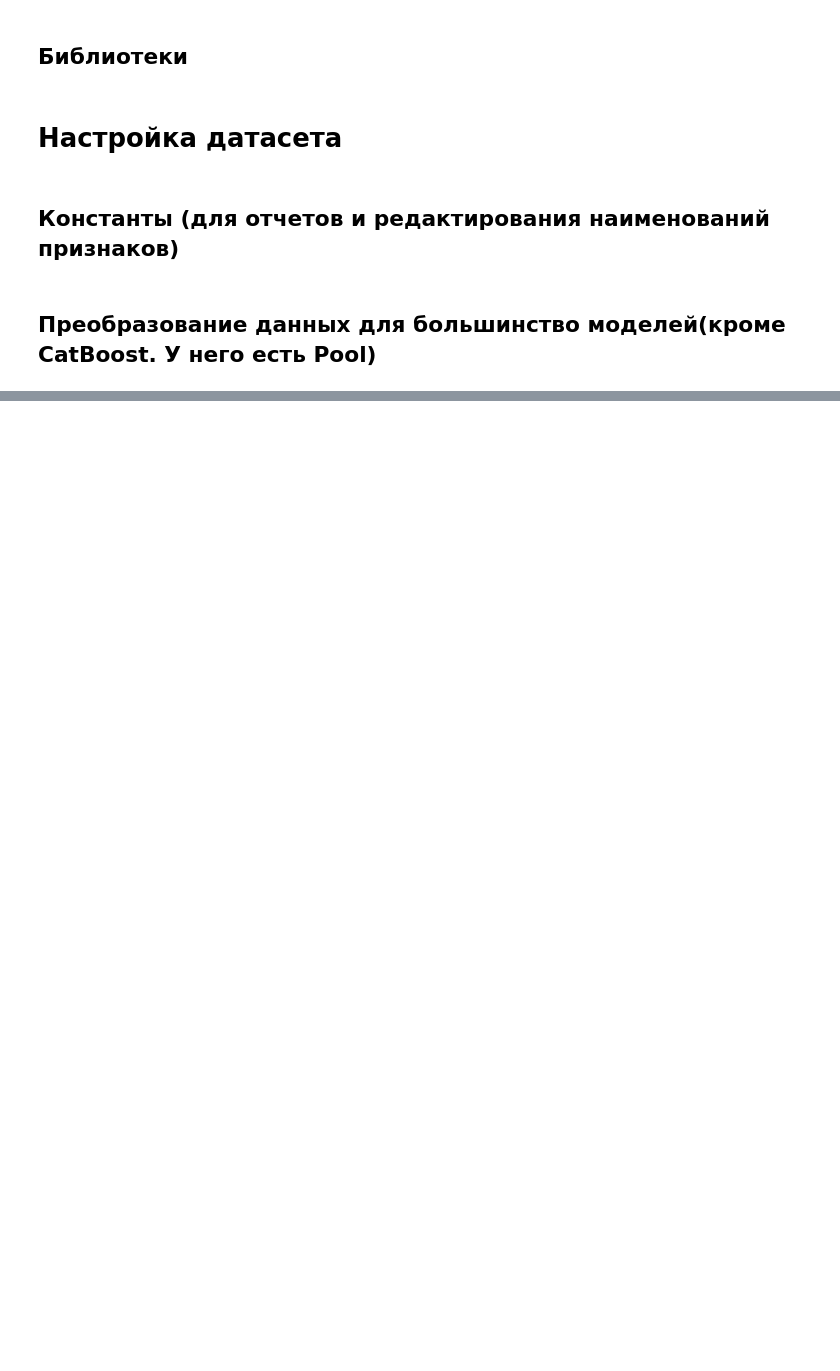
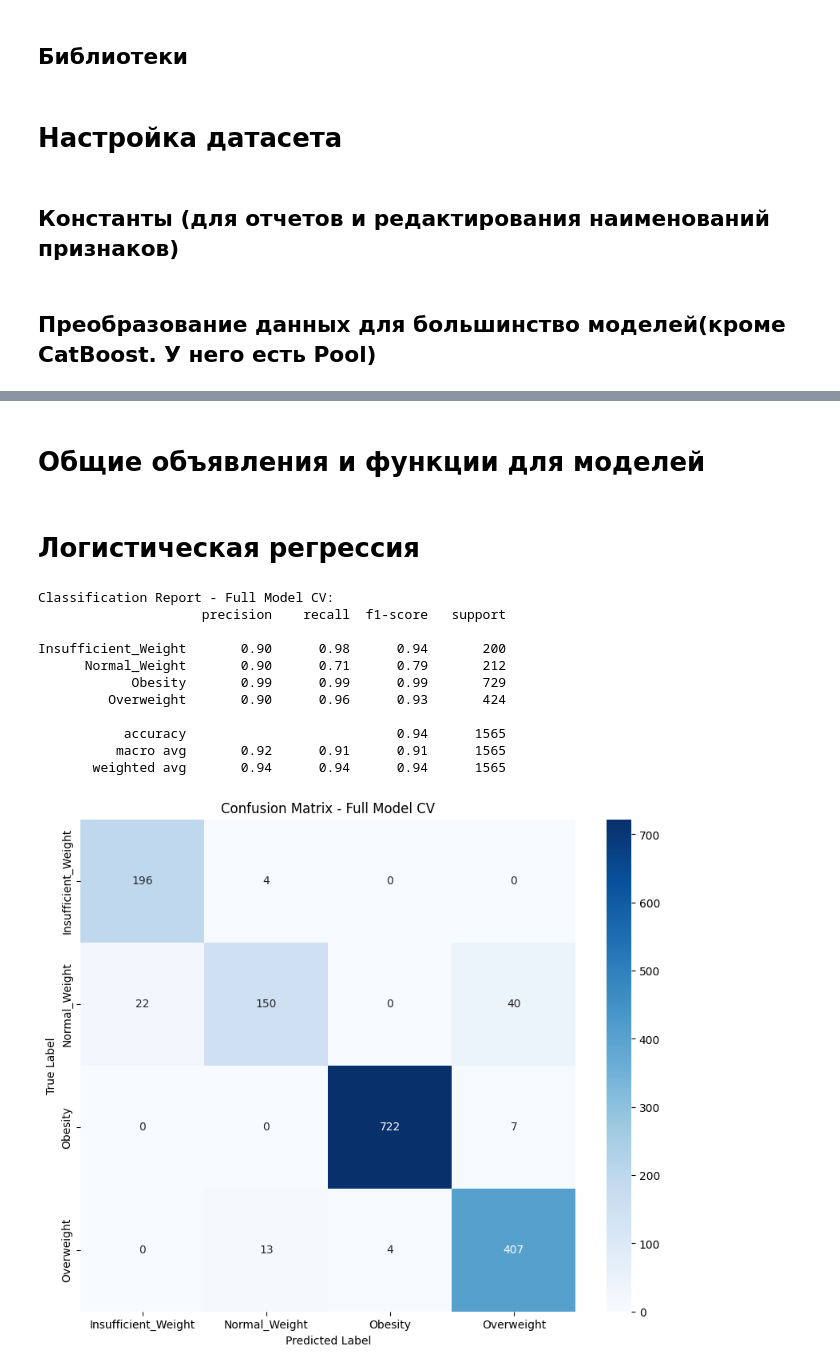
Before and after one commit to AlexTilta/Multiclass_prediction_of_obesity_risk, a Jupyter notebook: 02_ML.ipynb, the cells around one changed output, grey strips where cells are left out. Drawn from its saved outputs; the diff is of its cells as text; code cells hidden in the pictures; blank space fills up the shorter version.

```diff
--- a/02_ML.ipynb
+++ b/02_ML.ipynb
@@ -112,7 +105,7 @@ from catboost import CatBoostClassifier, Pool, cv
 # %%
 # Настройка целевых переменных
 TARGET_COLUMN = 'NObeyesdad'
-DROPPED_TARGET_COLUMN = 'NObeyesdad_norm'
+COLUMNS_TO_DROP = ['BMI']
 # %% [markdown]
 ## Преобразование данных для большинство моделей(кроме CatBoost. У него есть Pool)
 # %%
@@ -178,0 +196,60 @@ df
+# %% [markdown]
+# Общие объявления и функции для моделей
+# %%
+x = df.drop(TARGET_COLUMN, axis=1)
+y = df[TARGET_COLUMN]
+
+X_train, X_test, y_train, y_test = train_test_split(x, y, random_state=42, stratify=y)
+# %%
+def make_model(pipeline, x, y):
+    stratified_kfold = StratifiedKFold(n_splits=5, shuffle=True, random_state=42)
+
+    y_pred_cv_full = cross_val_predict(estimator=pipeline,
+                                       X=x,
+                                       y=y,
+                                       cv=stratified_kfold,
+                                       n_jobs=-1)
+
+    class_names = [str(c) for c in sorted(y.unique())]
+
+    print("Classification Report - Full Model CV:")
+    print(classification_report(y, y_pred_cv_full, target_names=class_names))
+
+    cm = confusion_matrix(y, y_pred_cv_full)
+
+    plt.figure(figsize=(10, 8))
+
+    sns.heatmap(
+        cm,
+        annot=True,
+        fmt='d',
+        cmap='Blues',
+        xticklabels=class_names,
+        yticklabels=class_names
+    )
+
+    plt.xlabel('Predicted Label')
+    plt.ylabel('True Label')
+    plt.title('Confusion Matrix - Full Model CV')
+    plt.show()
+# %% [markdown]
+# Логистическая регрессия
+# %%
+logreg_pipeline = make_pipeline(
+    StandardScaler(),
+    LogisticRegression(random_state=42)
+)
+make_model(logreg_pipeline, X_train, y_train)
+# %% [output]
+Classification Report - Full Model CV:
+                     precision    recall  f1-score   support
+
+Insufficient_Weight       0.90      0.98      0.94       200
+      Normal_Weight       0.90      0.71      0.79       212
+            Obesity       0.99      0.99      0.99       729
+         Overweight       0.90      0.96      0.93       424
+
+           accuracy                           0.94      1565
+          macro avg       0.92      0.91      0.91      1565
+       weighted avg       0.94      0.94      0.94      1565
+[figure, added]
```
Also changed, not shown: parts of 10 cells of this notebook.
